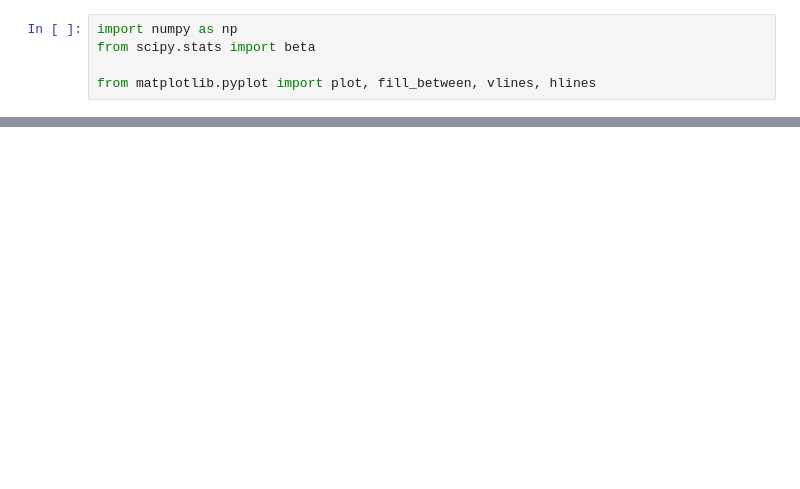
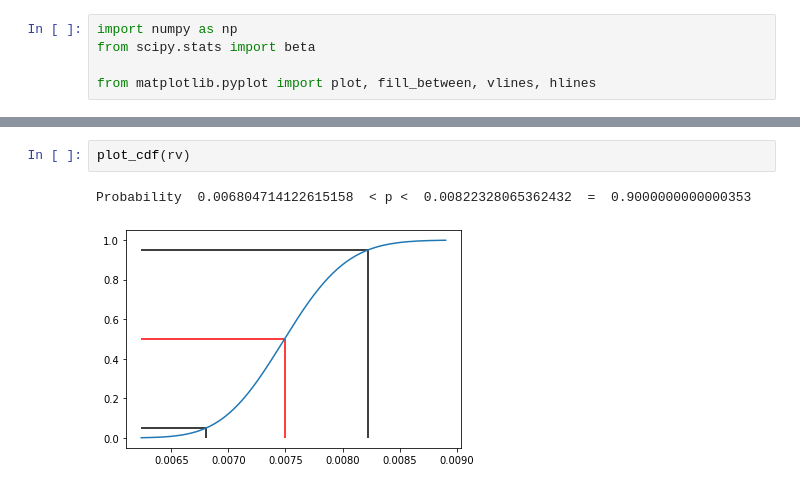
Before and after one commit to ctarrington/try-colab, a Jupyter notebook: parameter_estimation.ipynb, the cells around one changed output, grey strips where cells are left out. Saved outputs shown, nothing was run; the diff lists cells and outputs as text; blank space fills up the shorter version.

```diff
--- a/parameter_estimation.ipynb
+++ b/parameter_estimation.ipynb
@@ -40,0 +47,5 @@ Probability  0.006804714122615158  < p <  0.00822328065362432  =  0.900000000000
+# %%
+plot_cdf(rv)
+# %% [output]
+Probability  0.006804714122615158  < p <  0.00822328065362432  =  0.9000000000000353
+[figure, added]
```
Also changed, not shown: parts of 5 cells of this notebook.
